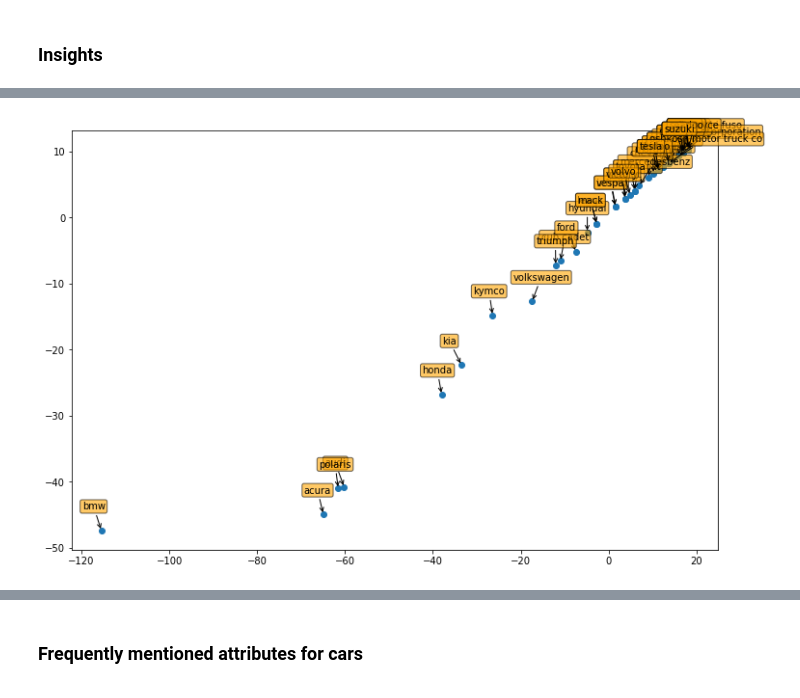
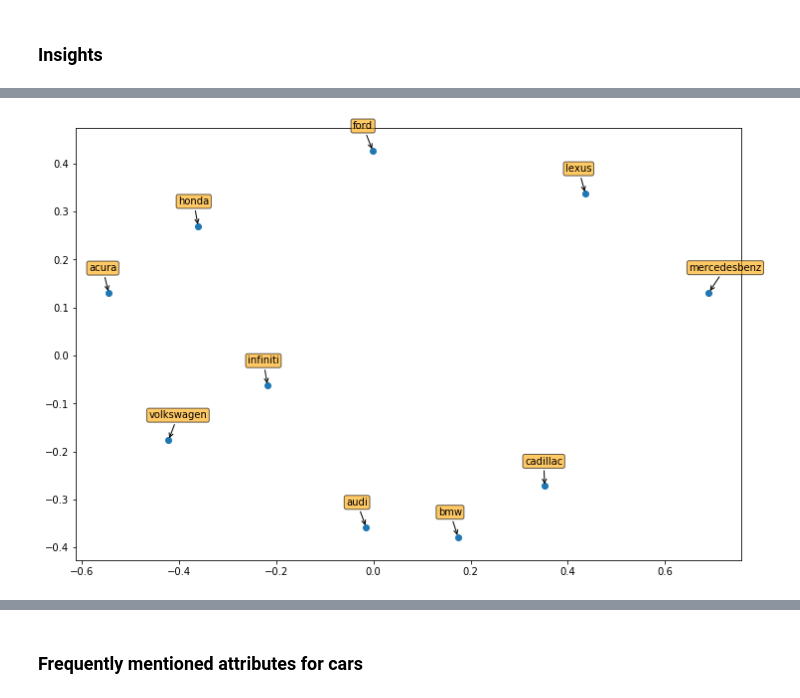
Before and after one commit to abhinaya08/text_analytics, a Jupyter notebook: assignment2/Assignment 2.ipynb, the cells around one changed output, grey strips where cells are left out. Drawn from its saved outputs; the diff is of its cells as text; code cells hidden in the pictures.

```diff
--- a/assignment2/Assignment 2.ipynb
+++ b/assignment2/Assignment 2.ipynb
@@ -165,13 +143,34 @@ def create_mds(num_brands):
+# %%
+def get_lift(a,b,tokenized_data):
+    '''Function to calculate lift scores given any two words from a list of tokenized words'''
+    if (a==b):
+        return 1
+    p_a = len([x for i in tokenized_data for x in i if (x == a)])
+    p_b = len([x for i in tokenized_data for x in i if (x == b)])
+    p_a_b = len([x for i in tokenized_data for x in i if (x in [a,b])])
+    n = len(tokenized_data)
+    return "%s" % float((n * p_a_b) /(p_a * p_b))
 # %%
-def plot_mds(xdf,res):
+def plot_mds(lift_score,labels, euclidean = 0):
+    dissimilarity = 1/lift_score.astype(np.float64)
+    adist = np.array(dissimilarity)
+    amax = np.amax(adist)
+    adist /= amax
+    mds = MDS(n_components=2, random_state=6, metric=False, dissimilarity="precomputed")
+    res = mds.fit(adist)
+    if euclidean == 1:
+        similarities = euclidean_distances(lift_score.astype(np.float64))
+        mds = MDS(n_components=2, random_state=6, dissimilarity="precomputed")
+        res = mds.fit(similarities)
+
     plt.figure(figsize=(12,8))
     plt.scatter(res.embedding_[:,0],res.embedding_[:, 1])
 
     #plot the brand name labels
-    for label, x, y in zip(xdf.columns.values, res.embedding_[:, 0], res.embedding_[:, 1]):
+    for label, x, y in zip(labels, res.embedding_[:, 0], res.embedding_[:, 1]):
         plt.annotate(label,xy = (x, y), xytext = (-20, 20),textcoords = 'offset points', ha = 'left', va = 'bottom',
                      bbox = dict(boxstyle = 'round,pad=.2', fc = 'orange', alpha = 0.6),
                      arrowprops = dict(arrowstyle = '->', connectionstyle = 'arc3,rad=0'))
-        plt.show()
+    plt.show()
 # %% [markdown]
 ### Insights
@@ -184,6 +177,10 @@ plt_mds(lift_df, results)
-# %%
-# plot MDS top 50
-lift_df, results = create_mds(num_brands = 50)
-plt_mds(lift_df, results)
-# %% [output]
-[figure, removed]
+# %%
+# plot MDS top 10
+num_brands = 10
+top_brands = rslt_unique[rslt_unique['word'].isin(car_models["make"])].nlargest(num_brands,'frequency')
+lift_score = [get_lift(x,y,df.post_cunique) for x in top_brands.word for y in top_brands.word] #if x!=y]
+xdf = reshape(lift_score,(num_brands,num_brands))
+# %%
+plot_mds(xdf,top_brands.word)
+# %% [output]
+[figure, added]
```
Also changed, not shown: parts of 23 cells of this notebook, 1 other file.
